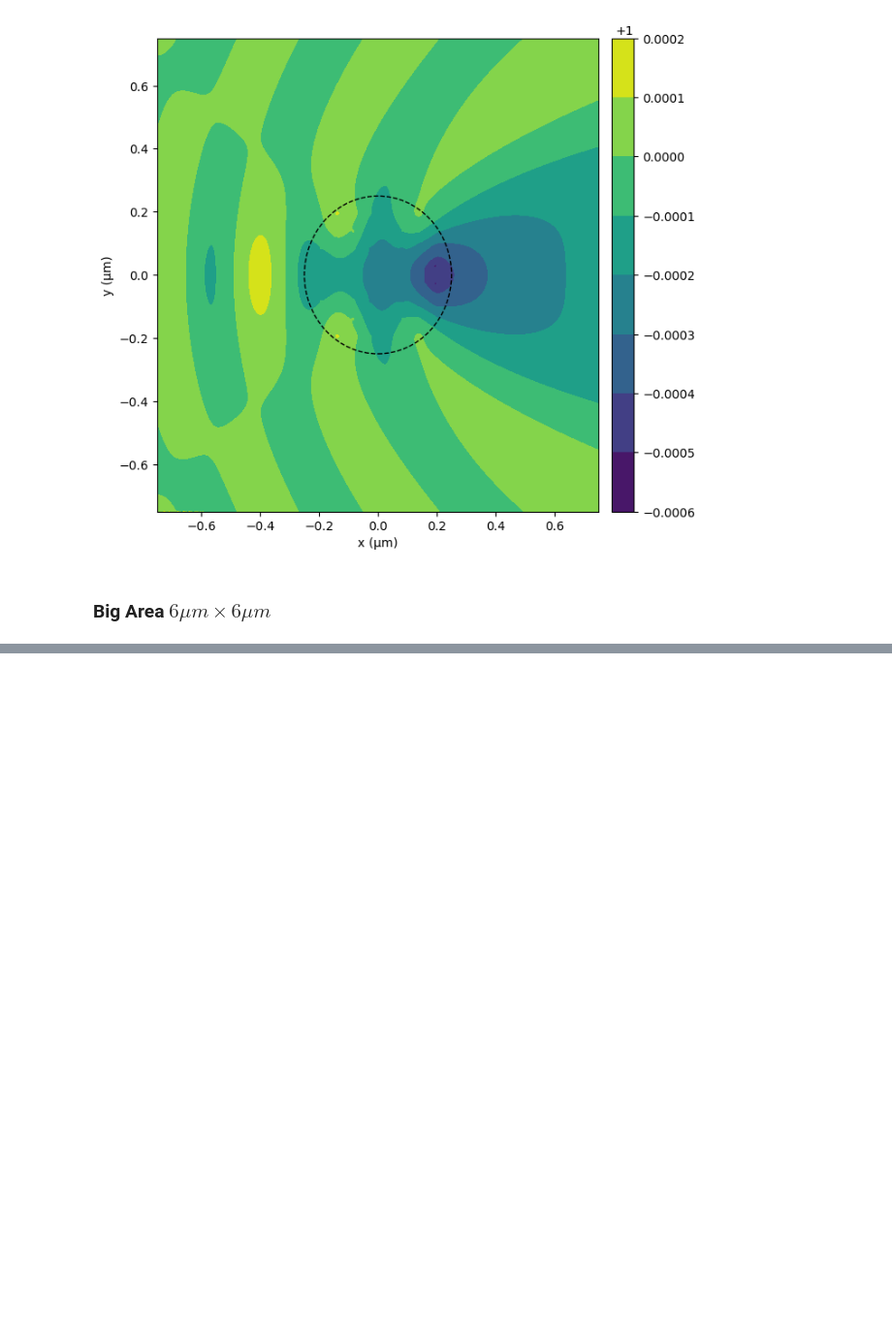
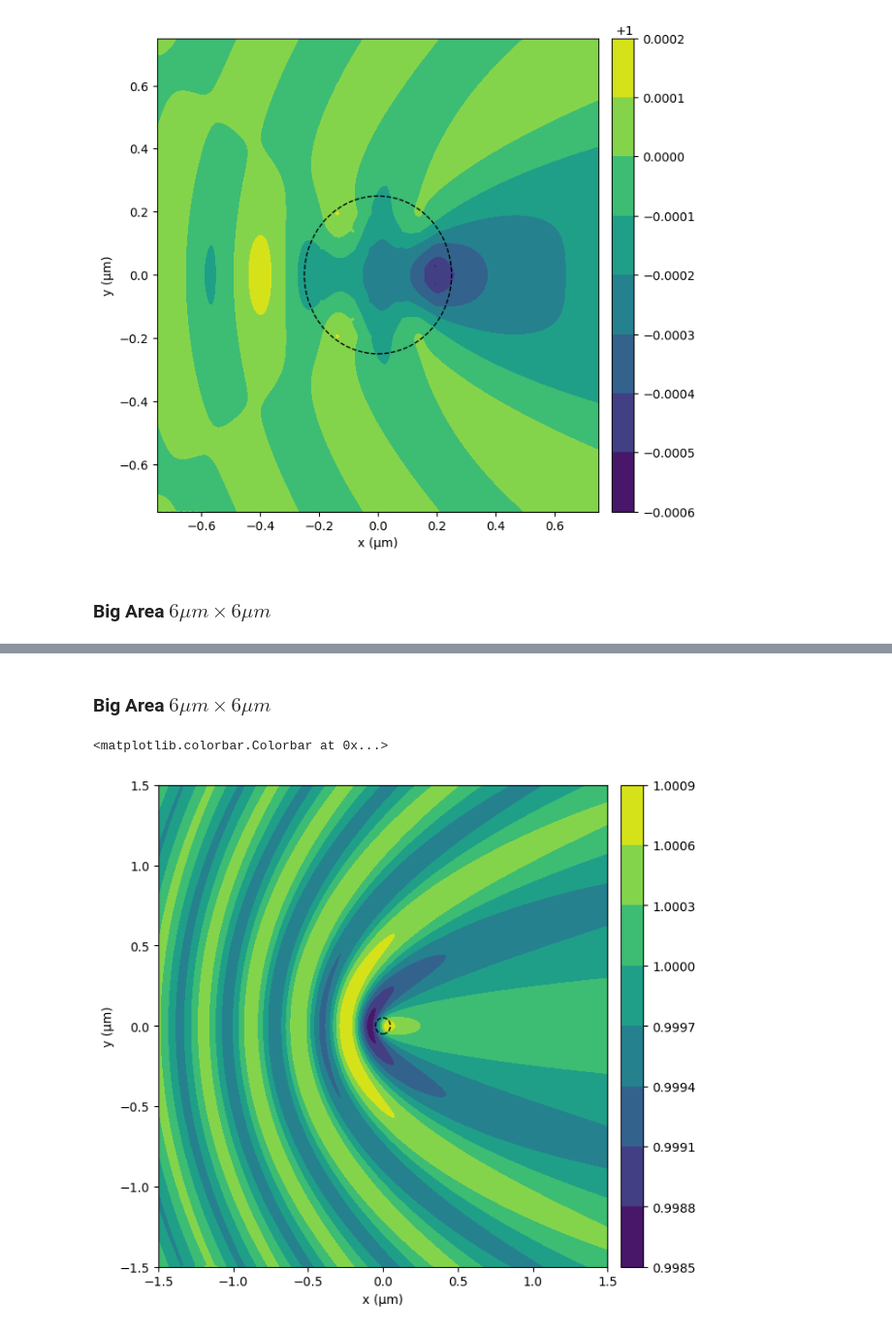
Before and after one commit to amcar-dtu/python-assignments, a Jupyter notebook: nano_opt_2.ipynb, the cells around one changed output, grey strips where cells are left out. Shown: that part at 97% size. Cells and saved outputs as stored; diff of their text form; code cells hidden in the pictures; blank space fills up the shorter version.

```diff
--- a/nano_opt_2.ipynb
+++ b/nano_opt_2.ipynb
@@ -459,0 +572,52 @@ IndexError: index 400 is out of bounds for axis 0 with size 400
+# %% [markdown]
+### Big Area $6 \mu m \times 6\mu m$
+# %%
+# defining the domain
+szb = 3                            # µm
+xb = np.linspace(-sz, sz, 400)
+yb = np.linspace(-sz, sz, 400)
+
+# areas
+datb = ((x[-1] - x[0])*(y[-1] - y[0]))/(len(x)*len(y))
+atb = np.sqrt(datb/np.pi)
+
+Xb, Yb = np.meshgrid(xb, yb)
+
+E0tb = np.exp(1j*k*(Xb*np.cos(t) + Yb*np.sin(t)))
+
+# build the Green function for the whole domain
+xtxb, xtyb = Xb.shape
+gtxb = xtxb*xtyb
+Gtb = np.zeros((gtxb, g1x), dtype = 'complex_')   # now G is a rectangle
+
+Xbf = Xb.flatten()
+Ybf = Yb.flatten()
+
+for i, xi in enumerate(Xbf):
+    for j, xj in enumerate(X1f):
+        if i==j:
+            Gtb[i][i] = (-1/(2*1j*((atb*k)**2))) * (atb*k*hankel1(1, atb*k) + ((2*1j)/np.pi))
+        else:
+            yi, yj = Ybf[i], Y1f[j]
+            zij = k * np.sqrt((xi - xj)**2 + (yi - yj)**2)
+            Gtb[i][j] = (-1/(4*1j))*hankel1(0, zij)
+
+Etb = E0tb.flatten() + k*datb*np.matmul(np.matmul(Gtb, e), E)
+
+# Create figure and axes
+fig, ax = plt.subplots(figsize=(7, 7))
+im = ax.contourf(Xb, Yb, np.absolute(Etb.reshape(E0tb.shape)))
+
+# Create a Circle patch
+rect = patches.Circle((0, 0), d/2, linewidth=1, edgecolor='black', facecolor='none', linestyle='--')
+
+# Add the patch to the Axes
+ax.add_patch(rect)
+ax.set_xlabel("x (µm)")
+ax.set_ylabel("y (µm)")
+divider = make_axes_locatable(ax)
+cax = divider.append_axes('right', size='5%', pad=0.15)
+fig.colorbar(im, cax=cax, orientation='vertical')
+# %% [output]
+<matplotlib.colorbar.Colorbar at 0x...>
+[figure, added]
```
Also changed, not shown: parts of 7 cells of this notebook, 4 other files.
